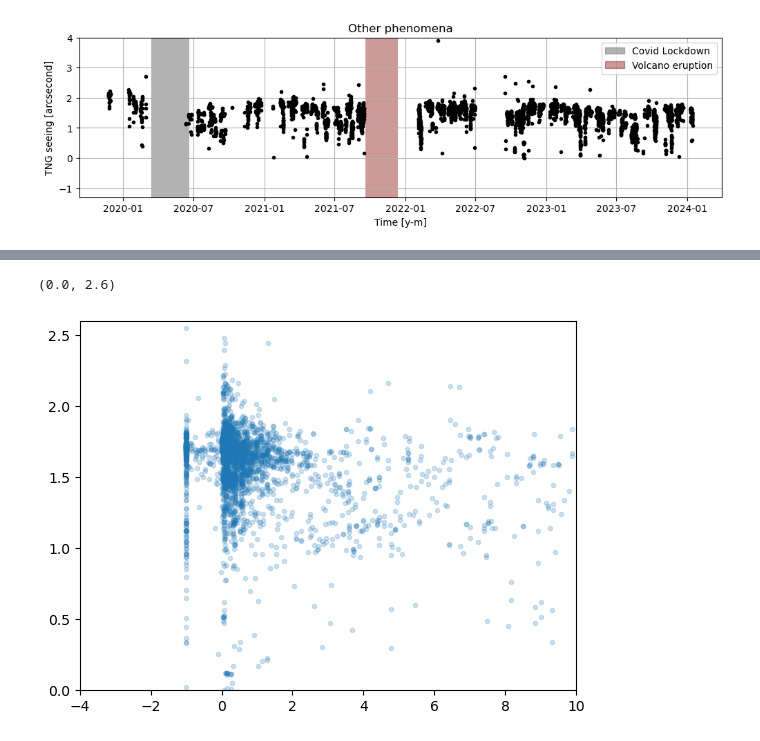
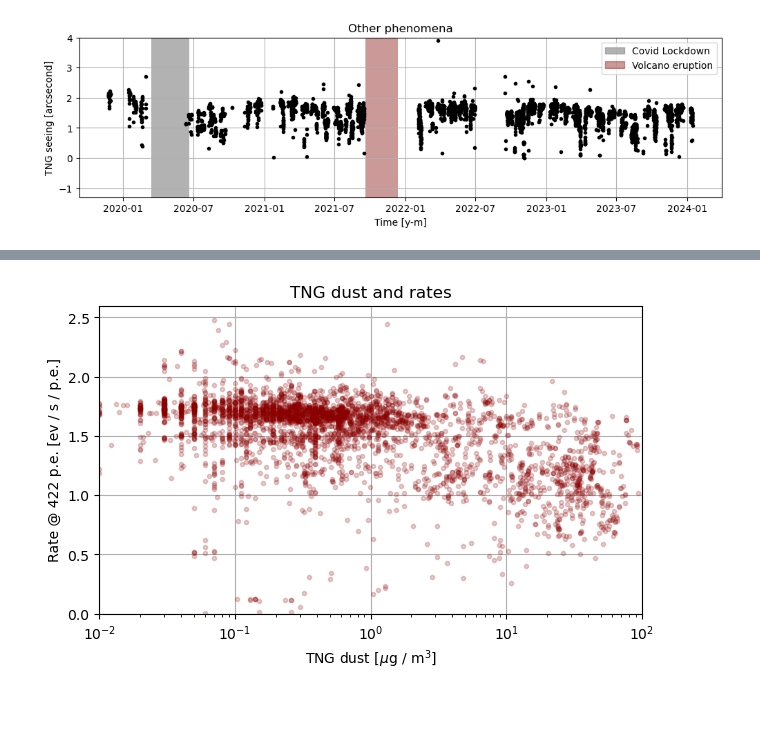
Before and after one commit to juanjq/cherenkov_transparency_corrections, a Jupyter notebook: weather_analysis/main_analysis.ipynb, the cells around one changed output, grey strips where cells are left out. Cells and saved outputs as stored; diff of their text form; code cells hidden in the pictures; blank space fills up the shorter version.

```diff
--- a/weather_analysis/main_analysis.ipynb
+++ b/weather_analysis/main_analysis.ipynb
@@ -40,16 +40,6 @@ covid_lockdown   = [datetime.fromisoformat("2020-03-14"), datetime.fromisoformat
 volcano_eruption = [datetime.fromisoformat("2021-09-19"), datetime.fromisoformat("2021-12-13")]
 # %% [markdown]
 ### Opening the dictionary containing all the data
-# %%
-# To read the file:
-with open(fname_total_dict, 'rb') as f:
-        total_dict = pickle.load(f)
-
-# Loading the weather station database
-df_ws = pd.read_hdf(ws_database)
-
-# Loading the timestamp of each entry in the datacheck dictionary
-dates_dcheck = dict_dcheck["time"]
 # %% [markdown]
 ### Averaging results in runs
 # %%
@@ -584,7 +569,15 @@ plt.ylim(30,50)
 # %%
-plt.plot(tng_dust, pwl_norm, ".", alpha=0.2, ls="")
-plt.xlim(-4, 10)
-plt.ylim(0,2.6)
+fig, ax = plt.subplots(figsize=(7, 4))
+ax.plot(tng_dust, pwl_norm, marker=".", alpha=0.2, ls="", color="darkred")
+
+ax.set_xscale("log")
+ax.set_xlim(1e-2, 100)
+ax.set_ylim(0,2.6)
+ax.grid()
+ax.set_xlabel("TNG dust [$\mu$g / m$^3$]")
+ax.set_ylabel("Rate @ 422 p.e. [ev / s / p.e.]")
+ax.set_title("TNG dust and rates")
+
+plt.show()
 # %% [output]
-(0.0, 2.6)
-[figure, old version]
+[figure, new version]
```
Also changed, not shown: parts of 10 cells of this notebook, 1 other file.
